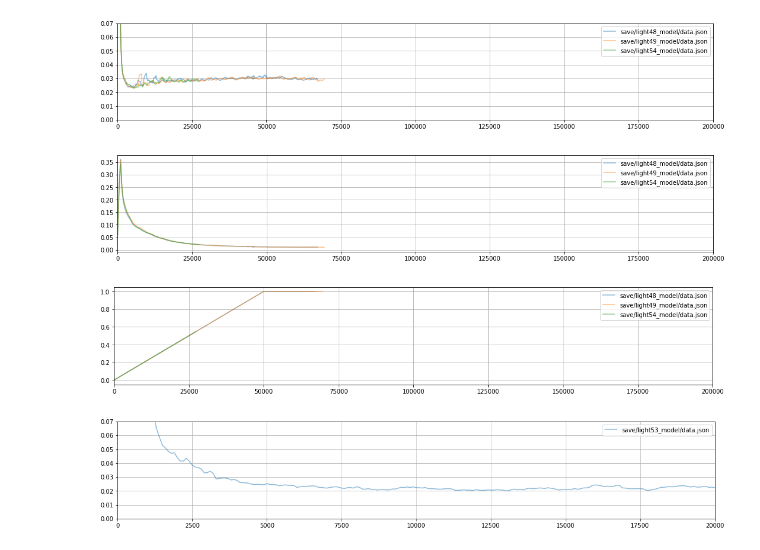
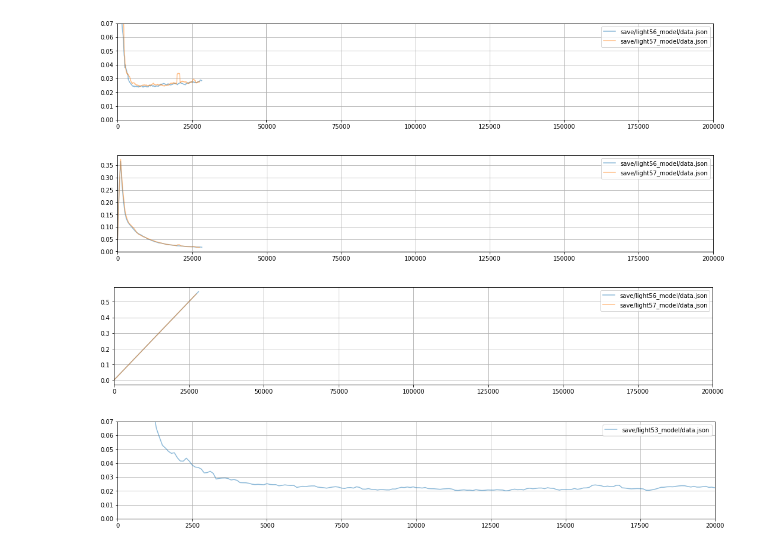
Before and after one commit to scpark20/kimchi-tts, a Jupyter notebook: loss_graph.ipynb, the cells around one changed output. Cells and saved outputs as stored; diff of their text form; code cells hidden in the pictures.

```diff
--- a/loss_graph.ipynb
+++ b/loss_graph.ipynb
@@ -3,9 +3,8 @@ import json
 import numpy as np
 import matplotlib.pyplot as plt
 # %%
-dirs = ['save/light48_model/data.json',
-        'save/light49_model/data.json',
-        'save/light54_model/data.json',
+dirs = ['save/light56_model/data.json',
+        'save/light57_model/data.json',
        ]
 
 N = 200000
@@ -39,36 +38,36 @@ for dir in dirs:
         loss[:, 1] = np.clip(loss[:, 1], a_min=0, a_max=2.0)
         loss_list.append(loss)
 
 plt.figure(figsize=[18, 3])
 for dir, loss in zip(dirs, loss_list):
     plt.plot(loss[:, 0], moving_average(loss[:, 1]), label=dir, alpha=0.5)
 
 plt.xlim([0, N])
 #plt.ylim([0.00, 0.01])
 plt.grid()
 plt.legend()
 plt.show()
 
 loss_list = []
 for dir in dirs:
     with open(dir, 'r') as f:
         loss = np.array(json.load(f)['beta'])
         loss[:, 1] = np.clip(loss[:, 1], a_min=0, a_max=2.0)
         loss_list.append(loss)
 
 plt.figure(figsize=[18, 3])
 for dir, loss in zip(dirs, loss_list):
     plt.plot(loss[:, 0], loss[:, 1], label=dir, alpha=0.5)
 
 plt.xlim([0, N])
 #plt.ylim([0.0, 1.1])
 plt.grid()
 plt.legend()
 plt.show()
 # %% [output]
-[figure, old version]
+[figure, new version]
-[figure, old version]
+[figure, new version]
-[figure, old version]
+[figure, new version]
 # %%
 dirs = ['save/light53_model/data.json',
        ]
```
Also changed, not shown: 4 other files.
